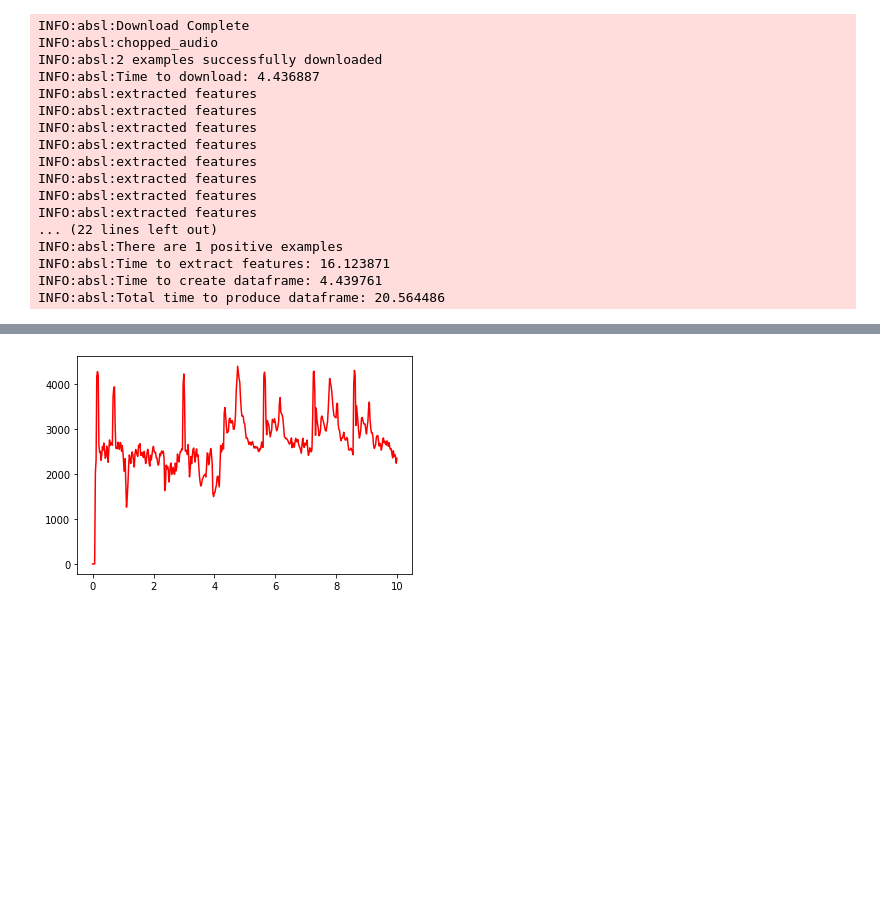
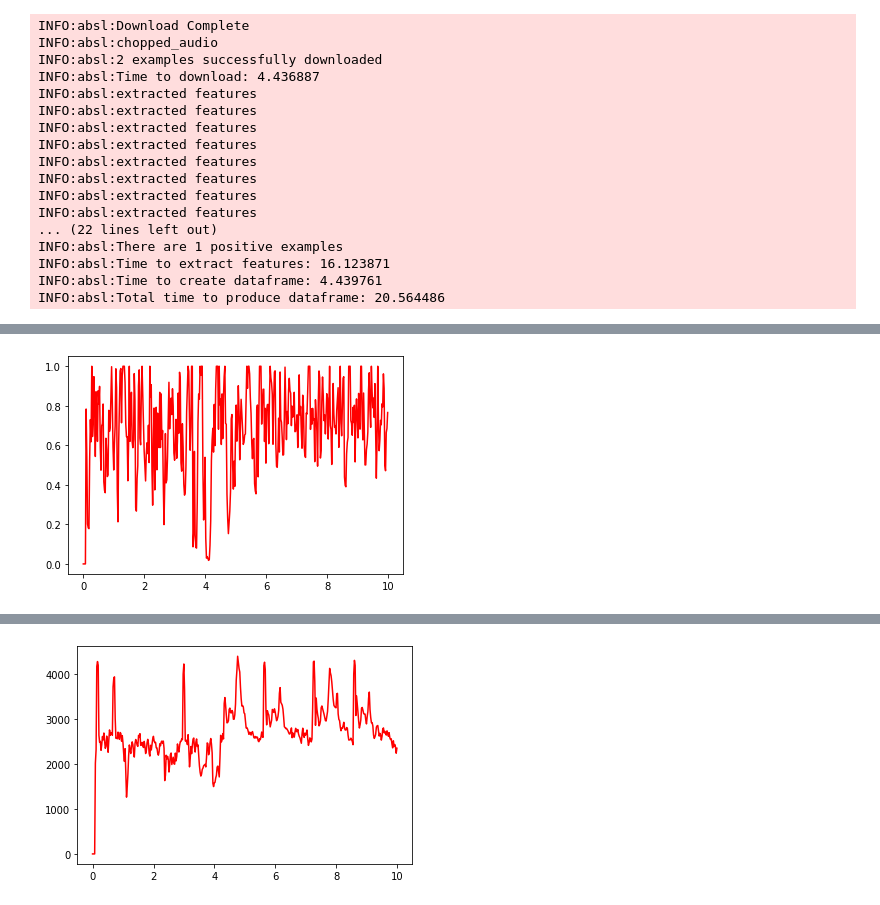
Before and after one commit to googleinterns/activity-recognition, a Jupyter notebook: location/lbs/activity/audioset/training/visualize_features.ipynb, the cells around one changed output, grey strips where cells are left out. Saved outputs shown, nothing was run; the diff lists cells and outputs as text; code cells hidden in the pictures; blank space fills up the shorter version.

Commit message:
added visualize_features notebook

```diff
--- a/location/lbs/activity/audioset/training/visualize_features.ipynb
+++ b/location/lbs/activity/audioset/training/visualize_features.ipynb
@@ -107,0 +113,5 @@ def view_spectral_centroid(feature):
+# %%
+# gunshot chroma_sfft
+view_spectral_centroid(df['chroma_stft'][0][0])
+# %% [output]
+[figure, added]
```
Also changed, not shown: parts of 29 cells of this notebook.
